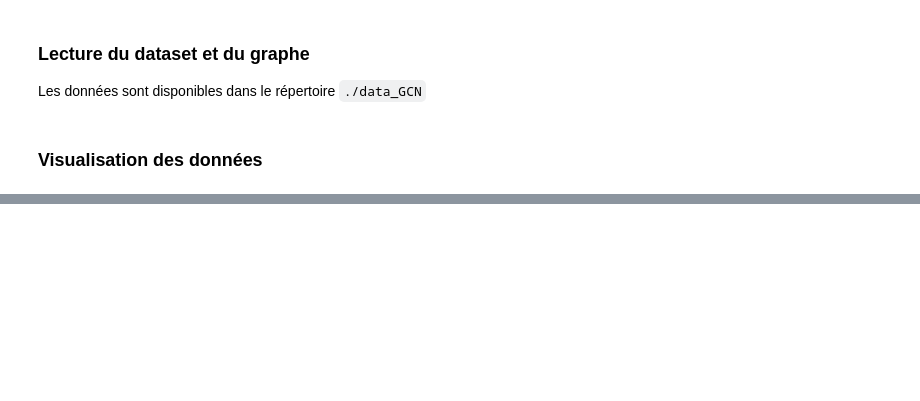
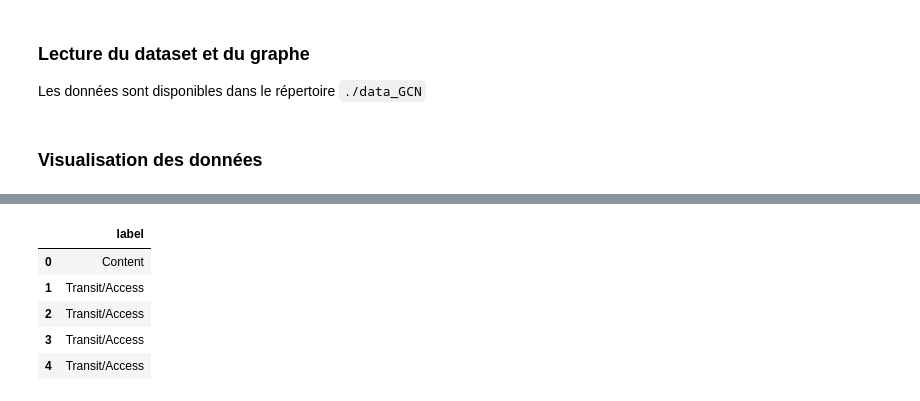
Before and after one commit to Viperine2022/projet_long_GCN_internet, a Jupyter notebook: IMPLANTATION/CAIDA/data_CAIDA_ready_to_dgl.ipynb, the cells around one changed output, grey strips where cells are left out. Saved outputs shown, nothing was run; the diff lists cells and outputs as text; code cells hidden in the pictures; blank space fills up the shorter version.

```diff
--- a/IMPLANTATION/CAIDA/data_CAIDA_ready_to_dgl.ipynb
+++ b/IMPLANTATION/CAIDA/data_CAIDA_ready_to_dgl.ipynb
@@ -37,3 +52,12 @@ AS_dataset_202001.head()
+# %%
+labels.head()
+# %% [output]
+|  | label |
+| 0 | Content |
+| 1 | Transit/Access |
+| 2 | Transit/Access |
+| 3 | Transit/Access |
+| 4 | Transit/Access |
 # %%
 print("** Graph nx (G) : " + str(nx.info(G)) + "\n")
 print("** Time to get dgl graph : " + str(round((end_time - start_time), 2)) + " s")
```
Also changed, not shown: parts of 5 cells of this notebook, 5 other files.
